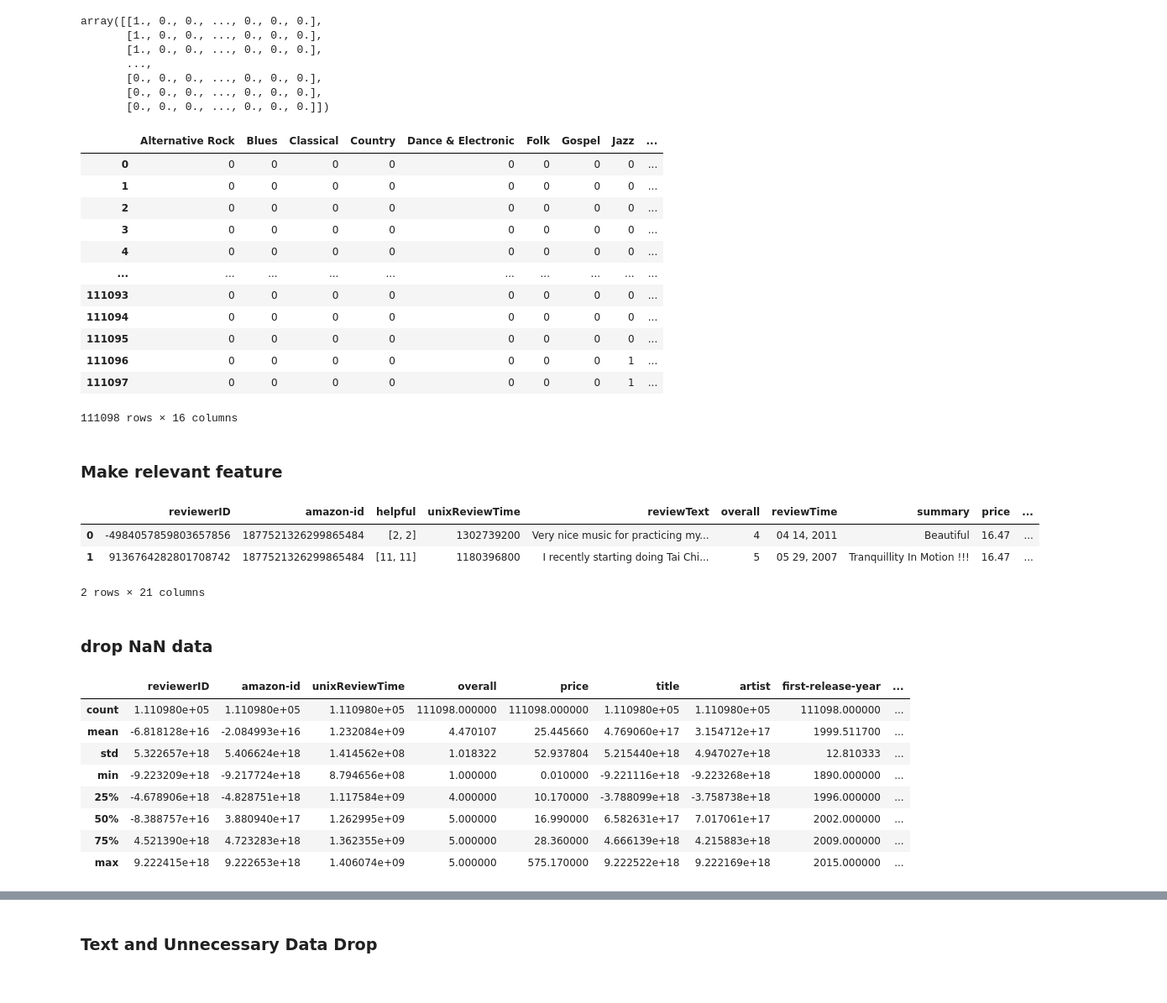
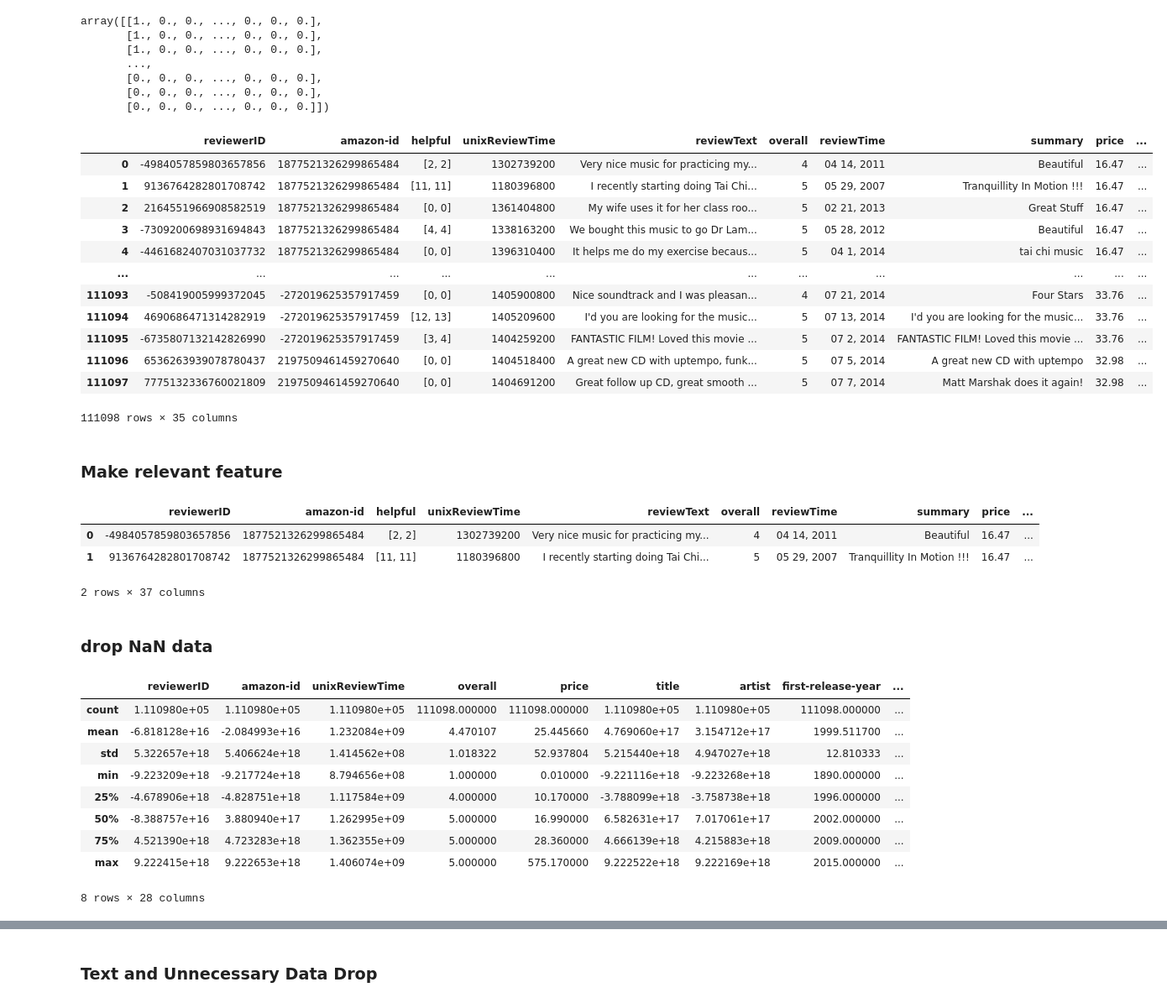
Before and after one commit to charliecarver/cosc247, a Jupyter notebook: testing/mingi/Mingi_playground_aggregation.ipynb, the cells around one changed output, grey strips where cells are left out. Shown at 84% size. Cells and saved outputs as stored; diff of their text form; code cells hidden in the pictures.

```diff
--- a/testing/mingi/Mingi_playground_aggregation.ipynb
+++ b/testing/mingi/Mingi_playground_aggregation.ipynb
@@ -216,21 +216,22 @@ array([[1., 0., 0., ..., 0., 0., 0.],
        [0., 0., 0., ..., 0., 0., 0.]])
 # %%
 genre_dummies = pd.get_dummies(df['root-genre'])
-genre_dummies
+df = df.join(genre_dummies)
+df
 # %% [output]
-|  | Alternative Rock | Blues | Classical | Country | Dance & Electronic | Folk | Gospel | Jazz | ... |
-| 0 | 0 | 0 | 0 | 0 | 0 | 0 | 0 | 0 | ... |
-| 1 | 0 | 0 | 0 | 0 | 0 | 0 | 0 | 0 | ... |
-| 2 | 0 | 0 | 0 | 0 | 0 | 0 | 0 | 0 | ... |
-| 3 | 0 | 0 | 0 | 0 | 0 | 0 | 0 | 0 | ... |
-| 4 | 0 | 0 | 0 | 0 | 0 | 0 | 0 | 0 | ... |
-| ... | ... | ... | ... | ... | ... | ... | ... | ... | ... |
-| 111093 | 0 | 0 | 0 | 0 | 0 | 0 | 0 | 0 | ... |
-| 111094 | 0 | 0 | 0 | 0 | 0 | 0 | 0 | 0 | ... |
-| 111095 | 0 | 0 | 0 | 0 | 0 | 0 | 0 | 0 | ... |
-| 111096 | 0 | 0 | 0 | 0 | 0 | 0 | 0 | 1 | ... |
-| 111097 | 0 | 0 | 0 | 0 | 0 | 0 | 0 | 1 | ... |
+|  | reviewerID | amazon-id | helpful | unixReviewTime | reviewText | overall | reviewTime | summary | price | ... |
+| 0 | -4984057859803657856 | 1877521326299865484 | [2, 2] | 1302739200 | Very nice music for practicing my... | 4 | 04 14, 2011 | Beautiful | 16.47 | ... |
+| 1 | 9136764282801708742 | 1877521326299865484 | [11, 11] | 1180396800 | I recently starting doing Tai Chi... | 5 | 05 29, 2007 | Tranquillity In Motion !!! | 16.47 | ... |
+| 2 | 2164551966908582519 | 1877521326299865484 | [0, 0] | 1361404800 | My wife uses it for her class roo... | 5 | 02 21, 2013 | Great Stuff | 16.47 | ... |
+| 3 | -7309200698931694843 | 1877521326299865484 | [4, 4] | 1338163200 | We bought this music to go Dr Lam... | 5 | 05 28, 2012 | Beautiful | 16.47 | ... |
+| 4 | -4461682407031037732 | 1877521326299865484 | [0, 0] | 1396310400 | It helps me do my exercise becaus... | 5 | 04 1, 2014 | tai chi music | 16.47 | ... |
+| ... | ... | ... | ... | ... | ... | ... | ... | ... | ... | ... |
+| 111093 | -508419005999372045 | -272019625357917459 | [0, 0] | 1405900800 | Nice soundtrack and I was pleasan... | 4 | 07 21, 2014 | Four Stars | 33.76 | ... |
+| 111094 | 4690686471314282919 | -272019625357917459 | [12, 13] | 1405209600 | I'd you are looking for the music... | 5 | 07 13, 2014 | I'd you are looking for the music... | 33.76 | ... |
+| 111095 | -6735807132142826990 | -272019625357917459 | [3, 4] | 1404259200 | FANTASTIC FILM! Loved this movie ... | 5 | 07 2, 2014 | FANTASTIC FILM! Loved this movie ... | 33.76 | ... |
+| 111096 | 6536263939078780437 | 2197509461459270640 | [0, 0] | 1404518400 | A great new CD with uptempo, funk... | 5 | 07 5, 2014 | A great new CD with uptempo | 32.98 | ... |
+| 111097 | 7775132336760021809 | 2197509461459270640 | [0, 0] | 1404691200 | Great follow up CD, great smooth ... | 5 | 07 7, 2014 | Matt Marshak does it again! | 32.98 | ... |
-111098 rows × 16 columns
+111098 rows × 35 columns
 # %% [markdown]
 ### Make relevant feature
 # %%
@@ -243,7 +244,7 @@ df.head(2)
 |  | reviewerID | amazon-id | helpful | unixReviewTime | reviewText | overall | reviewTime | summary | price | ... |
 | 0 | -4984057859803657856 | 1877521326299865484 | [2, 2] | 1302739200 | Very nice music for practicing my... | 4 | 04 14, 2011 | Beautiful | 16.47 | ... |
 | 1 | 9136764282801708742 | 1877521326299865484 | [11, 11] | 1180396800 | I recently starting doing Tai Chi... | 5 | 05 29, 2007 | Tranquillity In Motion !!! | 16.47 | ... |
-2 rows × 21 columns
+2 rows × 37 columns
 # %% [markdown]
 ### drop NaN data
 # %%
@@ -265,6 +266,7 @@ df_clean.describe()
 | 50% | -8.388757e+16 | 3.880940e+17 | 1.262995e+09 | 5.000000 | 16.990000 | 6.582631e+17 | 7.017061e+17 | 2002.000000 | ... |
 | 75% | 4.521390e+18 | 4.723283e+18 | 1.362355e+09 | 5.000000 | 28.360000 | 4.666139e+18 | 4.215883e+18 | 2009.000000 | ... |
 | max | 9.222415e+18 | 9.222653e+18 | 1.406074e+09 | 5.000000 | 575.170000 | 9.222522e+18 | 9.222169e+18 | 2015.000000 | ... |
+8 rows × 28 columns
 # %%
 df_clean.head(3)
 # %% [output]
```
Also changed, not shown: parts of 12 cells of this notebook, 1 other file.
